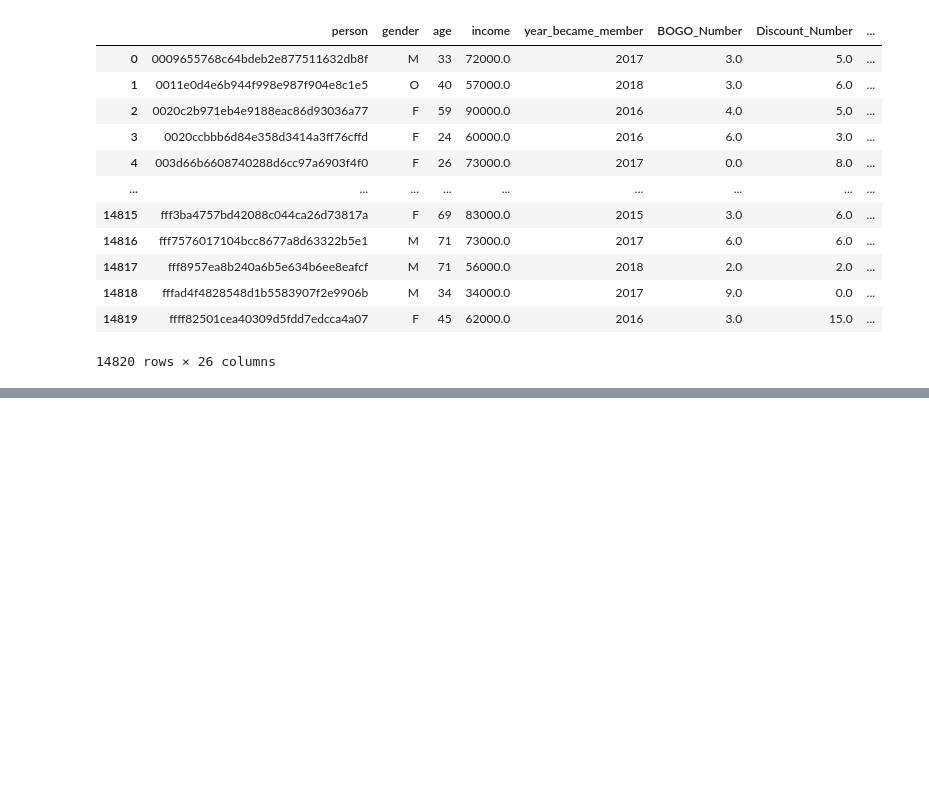
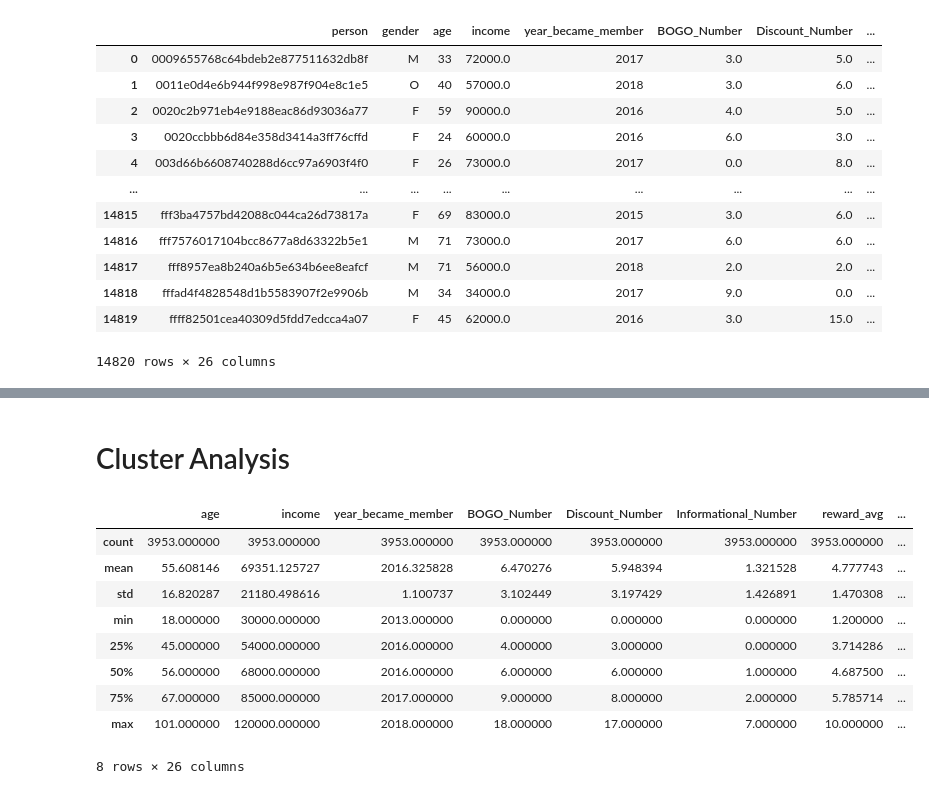
Before and after one commit to jmeisenh/Capstone, a Jupyter notebook: Segmenting.ipynb, the cells around one changed output, grey strips where cells are left out. Cells and saved outputs as stored; diff of their text form; code cells hidden in the pictures; blank space fills up the shorter version.

Commit message:
starting clustering differentiation

```diff
--- a/Segmenting.ipynb
+++ b/Segmenting.ipynb
@@ -329,0 +480,7 @@ mergeDF
+# %%
+silhos = []
+for k in range(2,15):
+    kmeanModel = KMeans(n_clusters = k)
+    kmeanModel.fit(pcaDF)
+    silhos.append(silhouette_score(pcaDF, kmeanModel.labels_, metric = 'euclidean'))
+silhos
@@ -329,0 +564,4 @@ mergeDF
+# %%
+kmeans = KMeans()
+kmeans.set_params(n_clusters = 4)
+kmeans.fit(pcaDF)
@@ -329,0 +574,3 @@ mergeDF
+# %%
+clusterDF = pd.concat([mergeDF, pd.Series(kmeans.labels_, name = 'cluster')], axis = 1)
+clusterDF
@@ -329,0 +591,20 @@ mergeDF
+# %%
+cluster0DF = clusterDF.loc[clusterDF['cluster'] == 0]
+cluster1DF = clusterDF.loc[clusterDF['cluster'] == 1]
+cluster2DF = clusterDF.loc[clusterDF['cluster'] == 2]
+cluster3DF = clusterDF.loc[clusterDF['cluster'] == 3]
+# %% [markdown]
+# Cluster Analysis
+# %%
+cluster0DF.iloc[:,2:].describe()
+# %% [output]
+|  | age | income | year_became_member | BOGO_Number | Discount_Number | Informational_Number | reward_avg | ... |
+| count | 3953.000000 | 3953.000000 | 3953.000000 | 3953.000000 | 3953.000000 | 3953.000000 | 3953.000000 | ... |
+| mean | 55.608146 | 69351.125727 | 2016.325828 | 6.470276 | 5.948394 | 1.321528 | 4.777743 | ... |
+| std | 16.820287 | 21180.498616 | 1.100737 | 3.102449 | 3.197429 | 1.426891 | 1.470308 | ... |
+| min | 18.000000 | 30000.000000 | 2013.000000 | 0.000000 | 0.000000 | 0.000000 | 1.200000 | ... |
+| 25% | 45.000000 | 54000.000000 | 2016.000000 | 4.000000 | 3.000000 | 0.000000 | 3.714286 | ... |
+| 50% | 56.000000 | 68000.000000 | 2016.000000 | 6.000000 | 6.000000 | 1.000000 | 4.687500 | ... |
+| 75% | 67.000000 | 85000.000000 | 2017.000000 | 9.000000 | 8.000000 | 2.000000 | 5.785714 | ... |
+| max | 101.000000 | 120000.000000 | 2018.000000 | 18.000000 | 17.000000 | 7.000000 | 10.000000 | ... |
+8 rows × 26 columns
```
Also changed, not shown: parts of 30 cells of this notebook.
